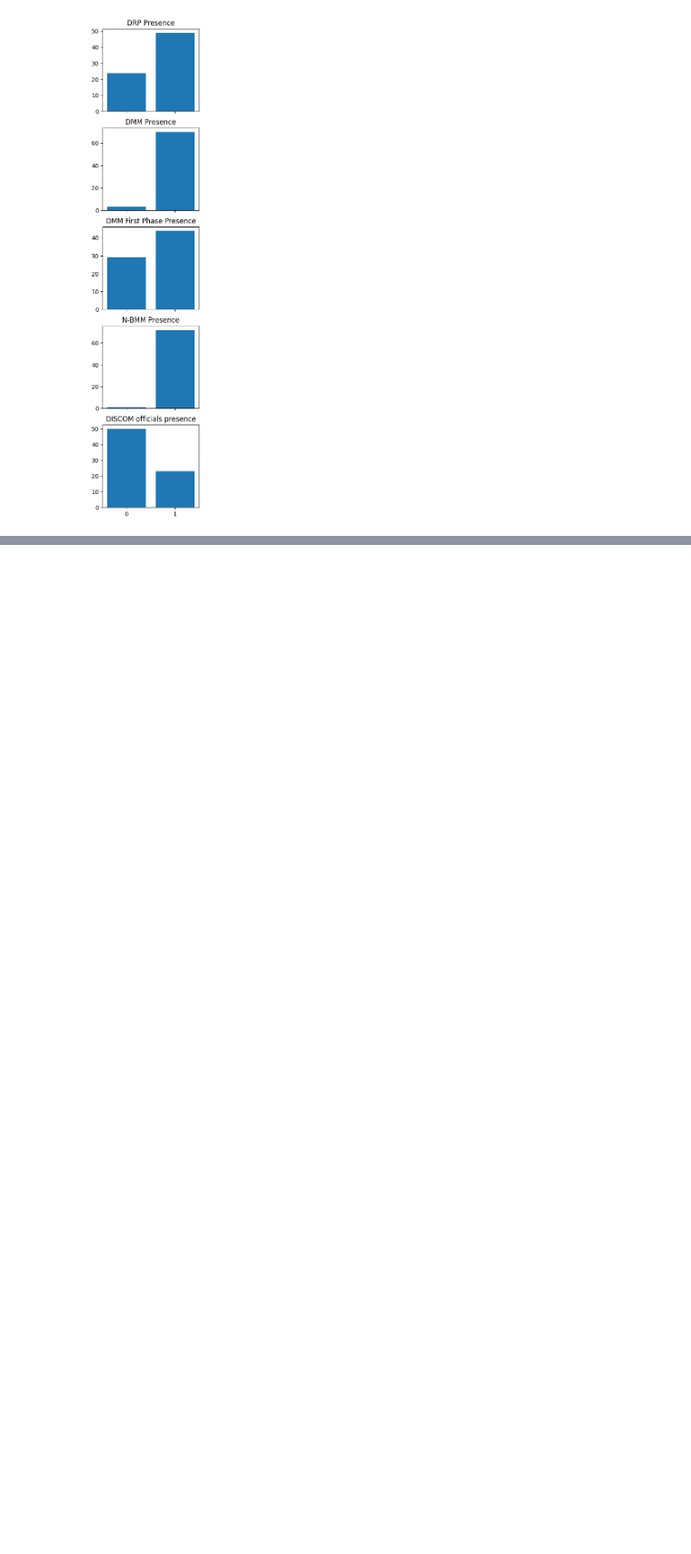
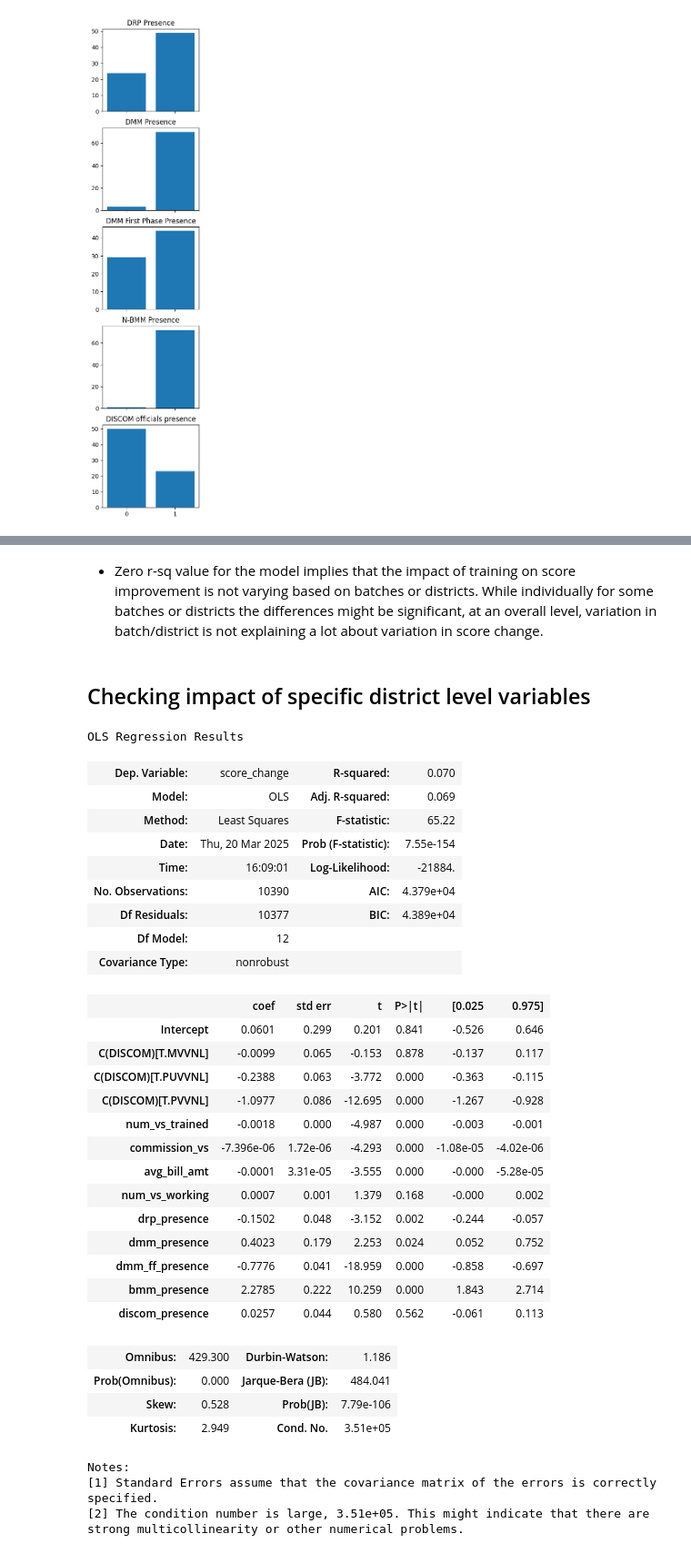
Before and after one commit to Tarunmehta004/Vidyut_Sakhi_training, a Jupyter notebook: Python implementation/Analysis 18Mar25.iPYNB, the cells around one changed output, grey strips where cells are left out. Shown at 91% size. Drawn from its saved outputs; the diff is of its cells as text; code cells hidden in the pictures; blank space fills up the shorter version.

Commit message:
Add regression analysis

```diff
--- a/Python implementation/Descriptive_analysis 18Mar25.iPYNB
+++ b/Python implementation/Analysis 18Mar25.iPYNB
@@ -25,8 +29,8 @@ df_1['date'] = df_1['timestamp'].apply(lambda x: datetime.date(x))
 df_1 = df_1.drop(labels = 'timestamp', axis = 1)
 
 # Calculating total scores
-df_1['A2_total'] = df_1.iloc[:,4:11].sum(axis = 1)
-df_1['A1_total'] = df_1.iloc[:,18:25].sum(axis = 1)
+df_1['total_A2'] = df_1.iloc[:,4:11].sum(axis = 1)
+df_1['total_A1'] = df_1.iloc[:,18:25].sum(axis = 1)
 
 # Declaring stirng variables
 df_1['district'] = df_1['district'].apply(lambda x: str(x).lower().strip())
@@ -172,0 +154,23 @@ Name: count, dtype: int64
+# %%
+# Merging VS and district level data (Removes Hathras and Jalaun)
+merged_df = pd.merge(left=df_1, right=df_2, how = 'inner', on = 'district')
+merged_df['score_change'] = merged_df['total_A2'] - merged_df['total_A1']
+
+# Renaming columns
+rename_dict = {'Number of Vidyut Sakhis Trained': 'num_vs_trained',
+               'Commission/VS_INR': 'commission_vs',
+               'Average Bill Amount_INR': 'avg_bill_amt',
+               'Number of VS working': 'num_vs_working',
+               'DRP Presence': 'drp_presence',
+               'DMM Presence': 'dmm_presence',
+               'DMM First Phase Presence': 'dmm_ff_presence',
+               'N-BMM Presence': 'bmm_presence',
+               'DISCOM officials presence': 'discom_presence'
+               }
+merged_df = merged_df.rename(mapper = rename_dict, axis = 1)
+
+# Setting district and batch as indices
+for id in ['district', 'batch']:
+    le = LabelEncoder()
+    merged_df[id] = le.fit_transform(merged_df[id])
+merged_df = merged_df.set_index(['district', 'batch'])
@@ -172,0 +259,42 @@ Name: count, dtype: int64
+# %% [markdown]
+* Zero r-sq value for the model implies that the impact of training on score improvement is not varying based on batches or districts. While individually for some batches or districts the differences might be significant, at an overall level, variation in batch/district is not explaining a lot about variation in score change.
+# %% [markdown]
+## Checking impact of specific district level variables
+# %%
+formula = 'score_change ~ 1 + num_vs_trained +  commission_vs + avg_bill_amt + num_vs_working + C(DISCOM) + drp_presence +  dmm_presence + dmm_ff_presence + bmm_presence + discom_presence'
+model = smf.ols(formula=formula, data = merged_df)
+results = model.fit()
+results.summary()
+# %% [output]
+OLS Regression Results
+| Dep. Variable: | score_change | R-squared: | 0.070 |
+| Model: | OLS | Adj. R-squared: | 0.069 |
+| Method: | Least Squares | F-statistic: | 65.22 |
+| Date: | Thu, 20 Mar 2025 | Prob (F-statistic): | 7.55e-154 |
+| Time: | 16:09:01 | Log-Likelihood: | -21884. |
+| No. Observations: | 10390 | AIC: | 4.379e+04 |
+| Df Residuals: | 10377 | BIC: | 4.389e+04 |
+| Df Model: | 12 |  |  |
+| Covariance Type: | nonrobust |  |  |
+|  | coef | std err | t | P>|t| | [0.025 | 0.975] |
+| Intercept | 0.0601 | 0.299 | 0.201 | 0.841 | -0.526 | 0.646 |
+| C(DISCOM)[T.MVVNL] | -0.0099 | 0.065 | -0.153 | 0.878 | -0.137 | 0.117 |
+| C(DISCOM)[T.PUVVNL] | -0.2388 | 0.063 | -3.772 | 0.000 | -0.363 | -0.115 |
+| C(DISCOM)[T.PVVNL] | -1.0977 | 0.086 | -12.695 | 0.000 | -1.267 | -0.928 |
+| num_vs_trained | -0.0018 | 0.000 | -4.987 | 0.000 | -0.003 | -0.001 |
+| commission_vs | -7.396e-06 | 1.72e-06 | -4.293 | 0.000 | -1.08e-05 | -4.02e-06 |
+| avg_bill_amt | -0.0001 | 3.31e-05 | -3.555 | 0.000 | -0.000 | -5.28e-05 |
+| num_vs_working | 0.0007 | 0.001 | 1.379 | 0.168 | -0.000 | 0.002 |
+| drp_presence | -0.1502 | 0.048 | -3.152 | 0.002 | -0.244 | -0.057 |
+| dmm_presence | 0.4023 | 0.179 | 2.253 | 0.024 | 0.052 | 0.752 |
+| dmm_ff_presence | -0.7776 | 0.041 | -18.959 | 0.000 | -0.858 | -0.697 |
+| bmm_presence | 2.2785 | 0.222 | 10.259 | 0.000 | 1.843 | 2.714 |
+| discom_presence | 0.0257 | 0.044 | 0.580 | 0.562 | -0.061 | 0.113 |
+| Omnibus: | 429.300 | Durbin-Watson: | 1.186 |
+| Prob(Omnibus): | 0.000 | Jarque-Bera (JB): | 484.041 |
+| Skew: | 0.528 | Prob(JB): | 7.79e-106 |
+| Kurtosis: | 2.949 | Cond. No. | 3.51e+05 |
+Notes:
+[1] Standard Errors assume that the covariance matrix of the errors is correctly specified.
+[2] The condition number is large, 3.51e+05. This might indicate that there are
+strong multicollinearity or other numerical problems.
```
Also changed, not shown: parts of 18 cells of this notebook.
